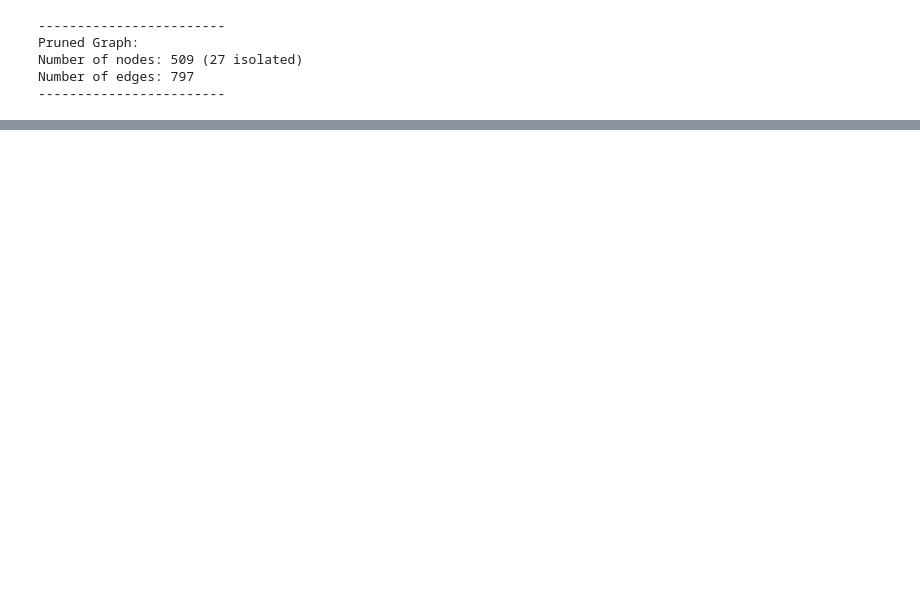
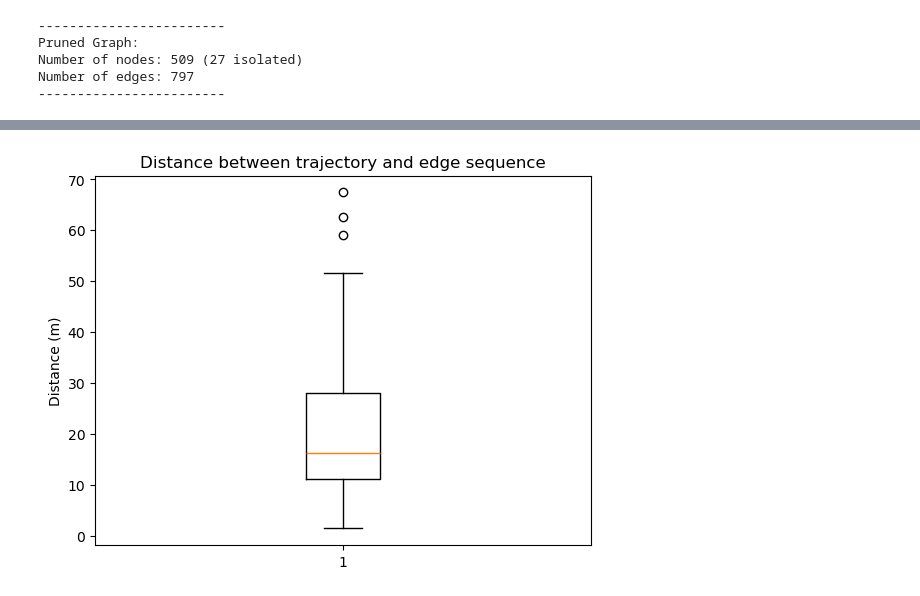
Before and after one commit to vhffm/maritime_route_prediction, a Jupyter notebook: notebooks/sandbox_assign_trajectory_to_edges.ipynb, the cells around one changed output, grey strips where cells are left out. Cells and saved outputs as stored; diff of their text form; code cells hidden in the pictures; blank space fills up the shorter version.

Commit message:
stable algorithm to map trajectories to edge sequence and evaluate goodness of fit (in sandbox)

```diff
--- a/notebooks/sandbox_assign_trajectory_to_edges.ipynb
+++ b/notebooks/sandbox_assign_trajectory_to_edges.ipynb
@@ -93,7 +93,8 @@ Number of nodes: 509 (27 isolated)
 Number of edges: 797
 ------------------------
 # %%
-mmsis = ['219347000_4_2022-04-03 01:38:48'] #, '219348000_0_2022-04-02 01:42:01', '305981000_0_2022-04-02 11:03:05']
+mmsis = [network.significant_points.mmsi.unique()[390]]
+#mmsis = ['305981000_0_2022-04-02 11:03:05'] #, '305981000_0_2022-04-02 11:03:05', '219347000_4_2022-04-03 01:38:48', '219348000_0_2022-04-02 01:42:01']
 trajectories = network.trajectories.filter('mmsi', mmsis)
 trajectories_points = trajectories.to_point_gdf()
 trajectories_points = trajectories_points.reset_index()
@@ -105,6 +106,7 @@ trajectories_points = trajectories_points.reset_index()
 #########
 G = network.G_pruned.copy()
 waypoints = network.waypoints.copy()
+connections = network.waypoint_connections_pruned.copy()
 mmsi = mmsis[0]
 trajectory = network.trajectories.get_trajectory(mmsi)
 points = trajectory.to_point_gdf()
@@ -121,7 +123,7 @@ orig_WP = waypoints[mask]['clusterID'].iloc[masked_idx]
 # find trajectory point that is closest to the centroid of the first waypoint
 # this is where we start measuring
 orig_WP_point = waypoints[waypoints.clusterID==orig_WP]['geometry'].item()
-idx_orig = orig_WP_point.distance(points.geometry)
+idx_orig = np.argmin(orig_WP_point.distance(points.geometry))
 # Now we have found the first waypoint and the first point on the trajectory closest to that waypoint
 
 ### GET END POINT ###
@@ -136,42 +138,100 @@ dest_WP = waypoints[mask]['clusterID'].iloc[masked_idx]
 # find trajectory point that is closest to the centroid of the last waypoint
 # this is where we end measuring
 dest_WP_point = waypoints[waypoints.clusterID==dest_WP]['geometry'].item()
-idx_dest = dest_WP_point.distance(points.geometry)
+idx_dest = np.argmin(dest_WP_point.distance(points.geometry))
 # Now we have found the last waypoint and the last point on the trajectory closest to that waypoint
 print(f'start: {orig_WP}, end: {dest_WP}')
 
 #### Find path between origin and destination
 path = [orig_WP]
 current_WP = orig_WP
+# check if such a path exists
+shortest_path = nx.shortest_path(G, orig_WP, dest_WP, weight='inverse_weight')
+if len(shortest_path)>0:
+    print('path exists')
+    print(shortest_path)
+
 # find a path from start to end waypoint
 while path[-1] != dest_WP:
     # Check if a next path segment is available
     if len(list(G.neighbors(current_WP))) > 0:
         # iterate over all connected waypoints that the current waypoint is connected to
         # find next waypoint closest to the trajectory
-        shortest_distance = np.inf
-        for n in G.neighbors(current_WP):
-            # calculate distances between waypoint and trajectory
-            current_WP_point = waypoints[waypoints.clusterID==n]['geometry'].item()  # get coordinates of waypoint CENTROID (not convex hull)
-            #current_WP_hull = waypoints[waypoints.clusterID==n]['convex_hull'].item()  # get coordinates of waypoint convex hull
-            distances = current_WP_point.distance(points.geometry)
-            #print('centroid:', n, min(distances))
-            if min(distances) < shortest_distance:
-                next_WP = n
-                shortest_distance = min(distances)
-        path.append(next_WP) # append next waypoint to path
-        G.remove_node(current_WP)  # drop current waypoint from graph to avoid going in circles
-        current_WP = next_WP
+        shortest_mean_distance = np.inf
+        for candidate_WP in G.neighbors(current_WP):
+            # calculate mean distance between the trajectory and the edge between current and candidate waypoint
+            # get edge between current and candidate waypoint
+            edge = connections[(connections['from'] == current_WP) & (connections['to'] == candidate_WP)].geometry.item()
+            # get trajectory segment between the two waypoints
+            # find trajectory point closest to current waypoint
+            current_WP_point = waypoints[waypoints.clusterID==current_WP]['geometry'].item()
+            distances = points.distance(current_WP_point)  # get coordinates of waypoint centroid)
+            p1_idx = np.argmin(distances)
+            # find trajectory point closest to candidate waypoint
+            candidate_WP_point = waypoints[waypoints.clusterID==candidate_WP]['geometry'].item()
+            distances = points.iloc[p1_idx:-1].distance(candidate_WP_point)  # get coordinates of waypoint centroid)
+            p2_idx = np.argmin(distances) + p1_idx
+            # compute mean distance between trajectory segment and edge
+            mean_distance = points[p1_idx:p2_idx].distance(edge).mean()
+            # compute trajectory COG close to candidate waypoint
+            p2_cog = geometry_utils.calculate_initial_compass_bearing(Point(points.iloc[p2_idx-3].lon, points.iloc[p2_idx-3].lat),
+                                                                      Point(points.iloc[p2_idx].lon, points.iloc[p2_idx].lat))
+            # get candidate waypoint traffic direction
+            candidate_WP_cog = waypoints[waypoints.clusterID==candidate_WP]['cog_before'].item()
+            angle = (p2_cog - candidate_WP_cog + 180) % 360 - 180
+            if ((mean_distance < shortest_mean_distance) & (np.abs(angle)<30)):
+                next_WP = candidate_WP
+                shortest_mean_distance = mean_distance
+        if next_WP == current_WP:
+            print('Got stuck. Terminating...')
+            break
+        else:
+            path.append(next_WP) # append next waypoint to path
+            #G.remove_node(current_WP)  # drop current waypoint from graph to avoid going in circles
+            current_WP = next_WP
     else:
         print('No more adjacent waypoints. Terminating...')
         break
 print(path)
+
 # make trajectory from path
-connections = network.waypoint_connections_pruned.copy()
 path_df = pd.DataFrame(columns=['mmsi', 'orig', 'dest', 'geometry'])
 for j in range(0, len(path)-1):
     edge = connections[(connections['from'] == path[j]) & (connections['to'] == path[j+1])].geometry.item()
     temp = pd.DataFrame([[mmsi, path[j], path[j+1], edge]], columns=['mmsi', 'orig', 'dest', 'geometry'])
     path_df = pd.concat([path_df, temp])
 path_df = gpd.GeoDataFrame(path_df, geometry='geometry', crs=network.crs)
+
+##### EXPERIMENTAL
+dijkstra_path_df = pd.DataFrame(columns=['mmsi', 'orig', 'dest', 'geometry'])
+for j in range(0, len(shortest_path)-1):
+    edge = connections[(connections['from'] == shortest_path[j]) & (connections['to'] == shortest_path[j+1])].geometry.item()
+    temp = pd.DataFrame([[mmsi, shortest_path[j], shortest_path[j+1], edge]], columns=['mmsi', 'orig', 'dest', 'geometry'])
+    dijkstra_path_df = pd.concat([dijkstra_path_df, temp])
+dijkstra_path_df = gpd.GeoDataFrame(dijkstra_path_df, geometry='geometry', crs=network.crs)
+###################
+
+###########
+# evaluate goodness of fit
+###########
+from shapely import ops
+from shapely.geometry import MultiLineString
+eval_points = points.iloc[idx_orig:idx_dest]
+multi_line = MultiLineString(list(path_df.geometry))
+edge_sequence = ops.linemerge(multi_line)
+distances = eval_points.distance(edge_sequence)
+mean_dist = distances.mean()
+median_dist = distances.median()
+max_dist = distances.max()
+evaluation_results = pd.DataFrame({'mmsi':mmsi,
+                                   'mean_dist':mean_dist,
+                                   'median_dist':median_dist,
+                                   'max_dist':max_dist,
+                                   'distances':[distances.tolist()]})
+# report results
+plt.boxplot(distances)
+plt.title('Distance between trajectory and edge sequence')
+plt.ylabel('Distance (m)')
+plt.show()
+evaluation_results.head()
 # %% [output]
@@ -179,0 +242 @@ start: 184, end: 443
+[figure, added]
```
Also changed, not shown: parts of 6 cells of this notebook, 1 other file.
